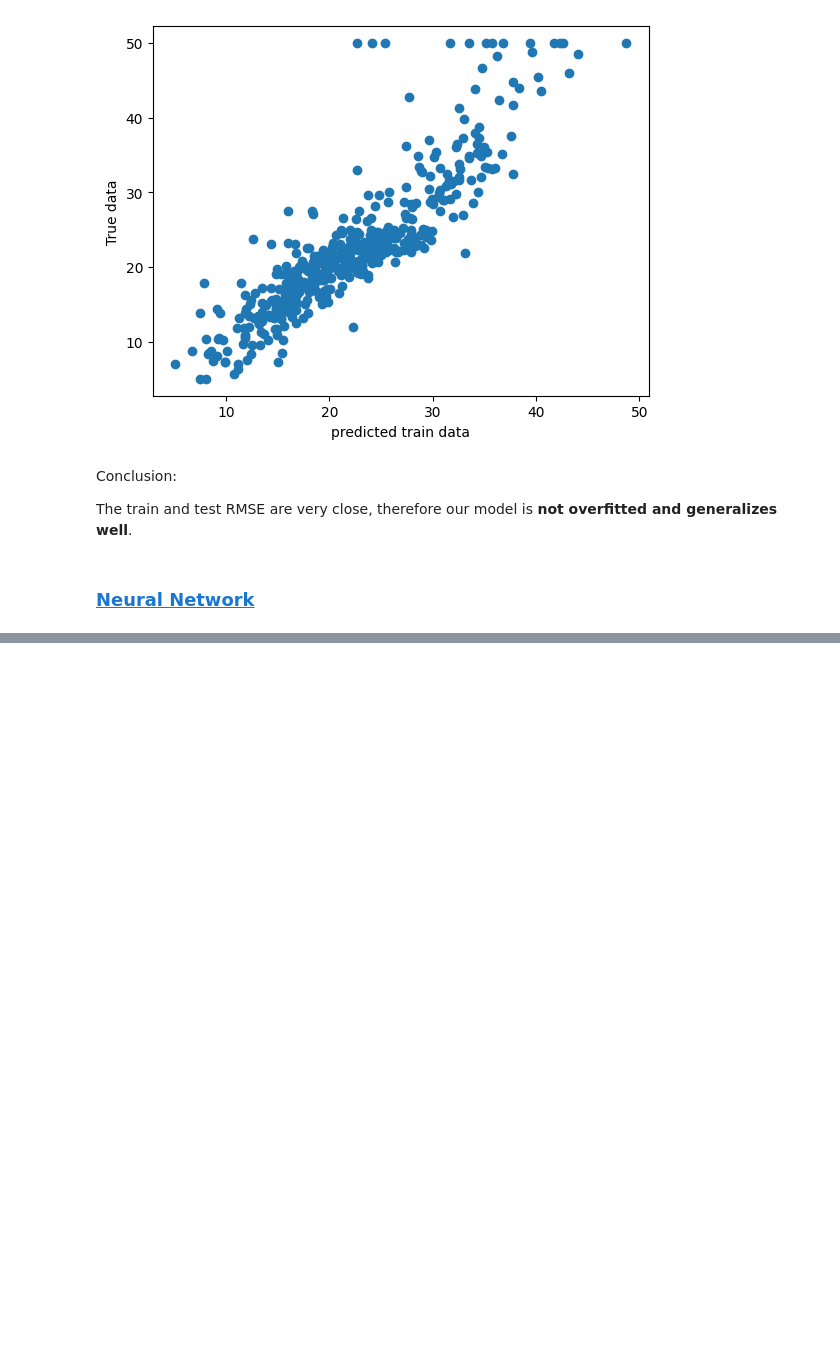
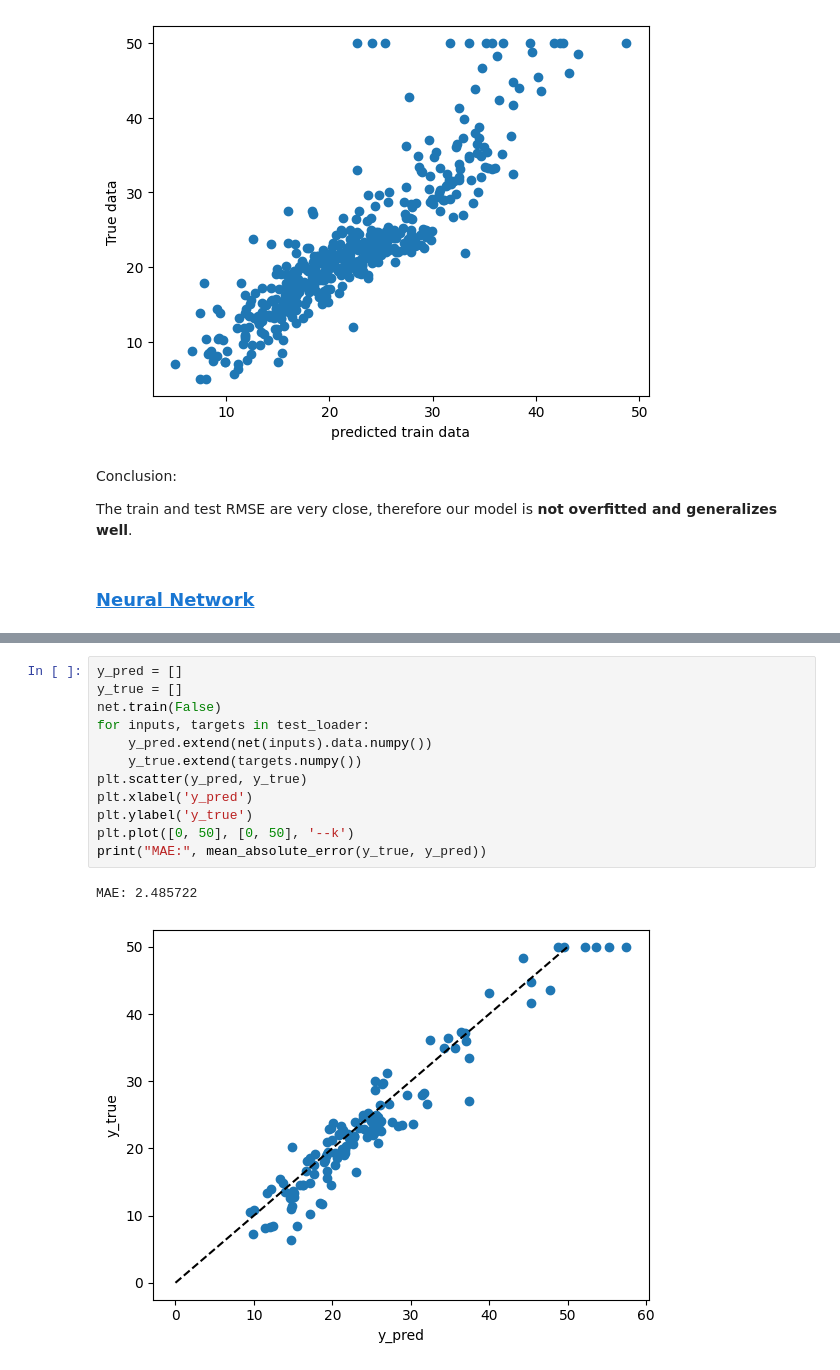
Before and after one commit to LIU-Alessia/Neural-Network-USTC, a Jupyter notebook: hw1/regression.ipynb, the cells around one changed output, grey strips where cells are left out. Cells and saved outputs as stored; diff of their text form; blank space fills up the shorter version.

```diff
--- a/hw1/regression.ipynb
+++ b/hw1/regression.ipynb
@@ -339,0 +432,15 @@ net = nn.Sequential(nn.Linear(2, 1))
+# %%
+y_pred = []
+y_true = []
+net.train(False)
+for inputs, targets in test_loader:
+    y_pred.extend(net(inputs).data.numpy())
+    y_true.extend(targets.numpy())
+plt.scatter(y_pred, y_true)
+plt.xlabel('y_pred')
+plt.ylabel('y_true')
+plt.plot([0, 50], [0, 50], '--k')
+print("MAE:", mean_absolute_error(y_true, y_pred))
+# %% [output]
+MAE: 2.485722
+[figure, added]
```
Also changed, not shown: parts of 14 cells of this notebook.
